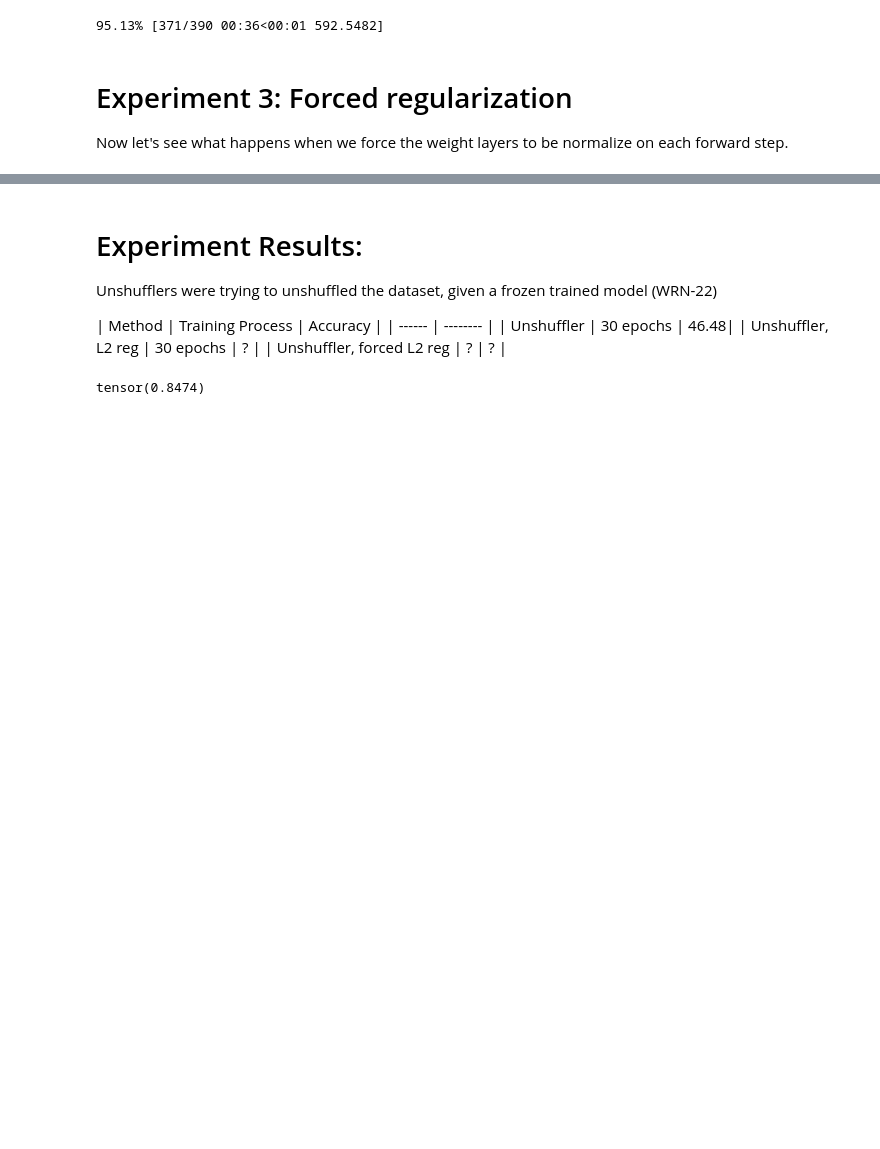
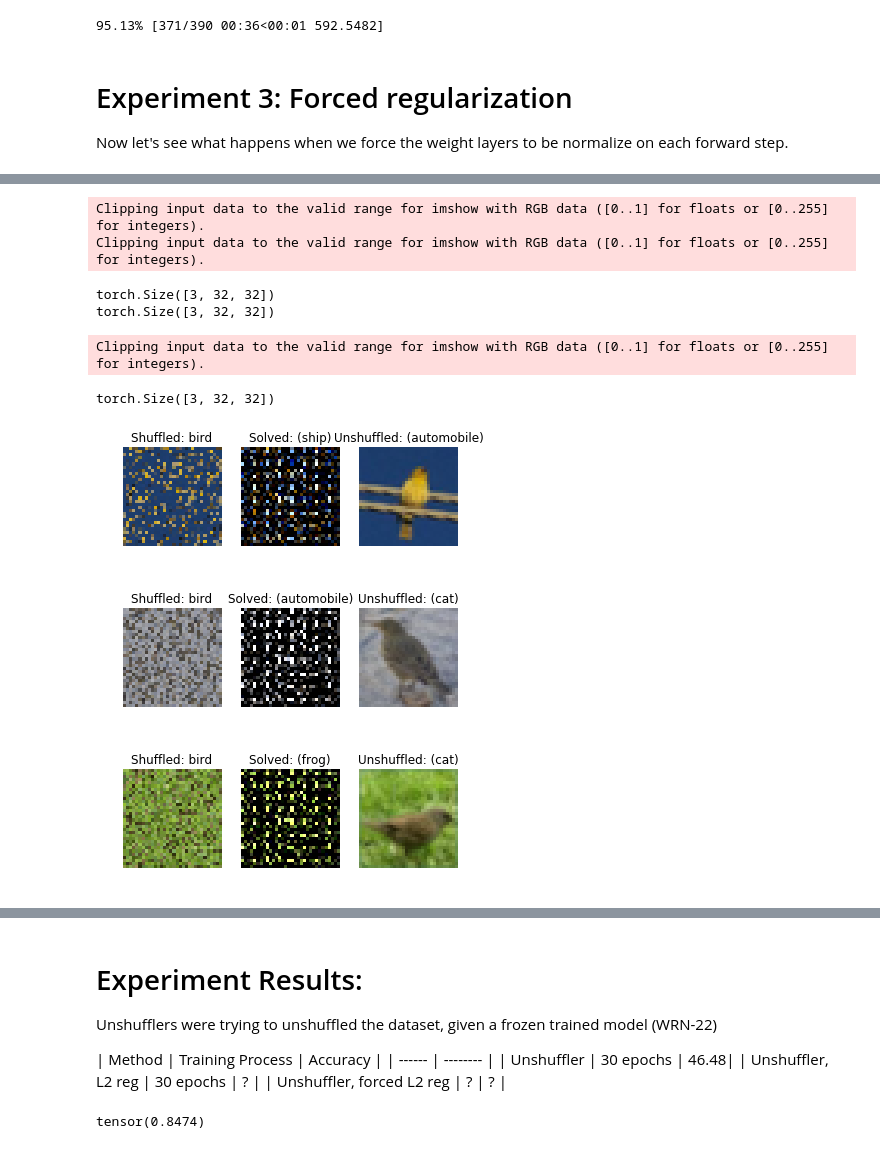
Before and after one commit to ngundotra/topology-research, a Jupyter notebook: UnshufflingCIFAR10.ipynb, the cells around one changed output, grey strips where cells are left out. Drawn from its saved outputs; the diff is of its cells as text; code cells hidden in the pictures; blank space fills up the shorter version.

```diff
--- a/UnshufflingCIFAR10.ipynb
+++ b/UnshufflingCIFAR10.ipynb
@@ -300,0 +390,44 @@ def makeUnshufflerForcedStack(...):
+# %%
+for i in range(15000, 15003):
+    unshuffledImg, unshuffledLbl = cifarUnshuffledData.train_ds[i]
+    shuffledImg, shuffledLbl = data.train_ds[i]
+
+    def quick_pred(image, layer=None):
+        if layer is None:
+            pred = model(image.data.unsqueeze(0))
+            return pred.argmax()
+        elif layer.lower() == "perm":
+            model = experiment_learner.model.permutation
+            pred = model(image.data.unsqueeze(0))
+            return pred
+        elif layer.lower() == "learned":
+            model = experiment_learner.model.learnedModel
+            pred = model(image.data.unsqueeze(0))
+            return pred.argmax()
+        raise Exception("layer param wrong")
+
+    fig, axes = plt.subplots(1,3)
+    top = axes
+    shuffledImg.show(top[0])
+    unshuffledImg.show(top[2])
+
+    solvedImgData = quick_pred(shuffledImg, layer='perm').squeeze().detach().cpu()
+    print(solvedImgData.shape)
+    solvedImg = Image(solvedImgData)
+    solvedImg.show(top[1])
+
+    predictedLbl = data.train_ds.y.reconstruct(quick_pred(solvedImg, layer='learned'))
+    predictedLbl2 = cifarUnshuffledData.train_ds.y.reconstruct(quick_pred(unshuffledImg, layer="learned"))
+    top[0].set_title(f"Shuffled: {shuffledLbl}")
+    top[1].set_title(f"Solved: ({predictedLbl})")
+    top[2].set_title(f"Unshuffled: ({predictedLbl2})")
+# %% [output]
+Clipping input data to the valid range for imshow with RGB data ([0..1] for floats or [0..255] for integers).
+Clipping input data to the valid range for imshow with RGB data ([0..1] for floats or [0..255] for integers).
+torch.Size([3, 32, 32])
+torch.Size([3, 32, 32])
+Clipping input data to the valid range for imshow with RGB data ([0..1] for floats or [0..255] for integers).
+torch.Size([3, 32, 32])
+[figure, added]
+[figure, added]
+[figure, added]
```
Also changed, not shown: parts of 17 cells of this notebook, 1 other file.
